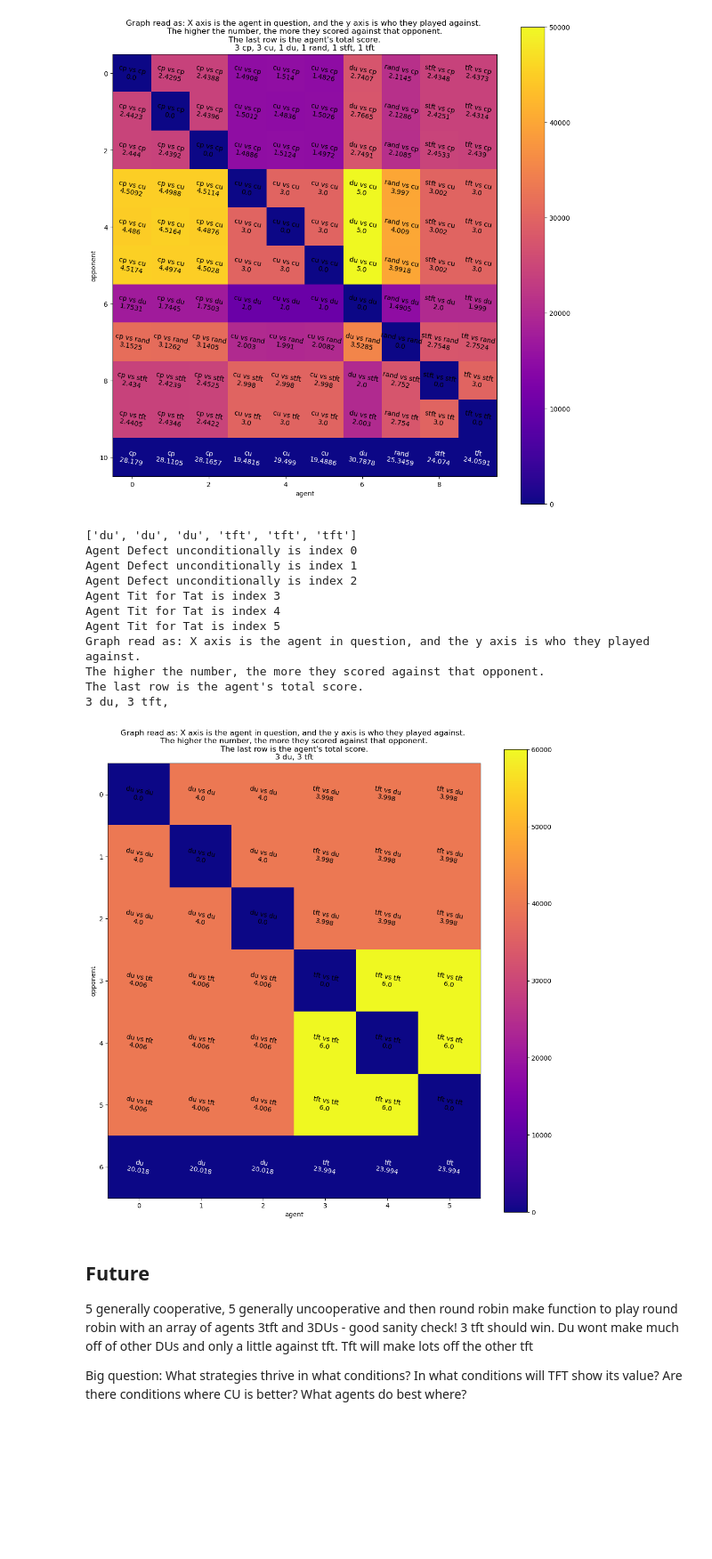
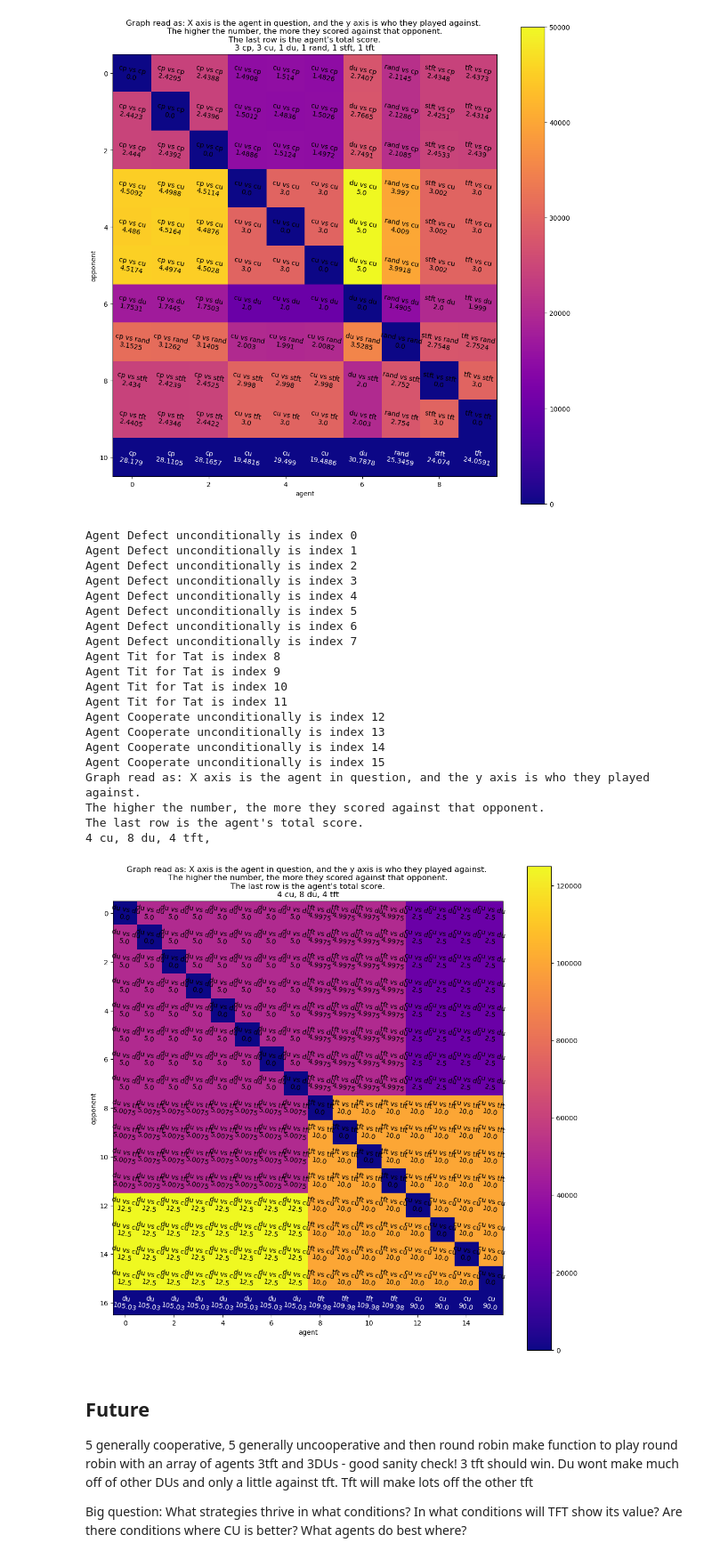
Before and after one commit to sebastianwied/GameTheory, a Jupyter notebook: PrisonersDilemma.ipynb, the cells around one changed output. Shown at 89% size. Cells and saved outputs as stored; diff of their text form; code cells hidden in the pictures; blank space fills up the shorter version.

Commit message:
More plots and interesting games

```diff
--- a/PrisonersDilemma.ipynb
+++ b/PrisonersDilemma.ipynb
@@ -8,7 +8,7 @@ import math
 COOP = 1
 DEF = 0
 T = 5
-R = 3
+R = 4
 P = 2
 S = 1
 
@@ -293,21 +291,32 @@ The last row is the agent's total score.
 3 cp, 3 cu, 1 du, 1 rand, 1 stft, 1 tft,
 [figure]
 # %%
-agentStr, filename = agb.xOfEach(('du', 3), ('tft', 3))
-agents = arb.playTournament(agentStr, 20, filename, text=True)
+arb = Arbiter(1000)
+agb = AgentBuilder()
+agentStr, filename = agb.xOfEach(('du', 8), ('tft', 4), ('cu', 4), ('rand', 0))
+agents = arb.playTournament(agentStr, 25, filename, text=True)
 # %% [output]
-['du', 'du', 'du', 'tft', 'tft', 'tft']
 Agent Defect unconditionally is index 0
 Agent Defect unconditionally is index 1
 Agent Defect unconditionally is index 2
-Agent Tit for Tat is index 3
-Agent Tit for Tat is index 4
-Agent Tit for Tat is index 5
+Agent Defect unconditionally is index 3
+Agent Defect unconditionally is index 4
+Agent Defect unconditionally is index 5
+Agent Defect unconditionally is index 6
+Agent Defect unconditionally is index 7
+Agent Tit for Tat is index 8
+Agent Tit for Tat is index 9
+Agent Tit for Tat is index 10
+Agent Tit for Tat is index 11
+Agent Cooperate unconditionally is index 12
+Agent Cooperate unconditionally is index 13
+Agent Cooperate unconditionally is index 14
+Agent Cooperate unconditionally is index 15
 Graph read as: X axis is the agent in question, and the y axis is who they played against.
 The higher the number, the more they scored against that opponent.
 The last row is the agent's total score.
-3 du, 3 tft,
+4 cu, 8 du, 4 tft,
-[figure, old version]
+[figure, new version]
 # %% [markdown]
 ## Future
 5 generally cooperative, 5 generally uncooperative and then round robin
```
Also changed, not shown: parts of 3 cells of this notebook, 11 other files.
